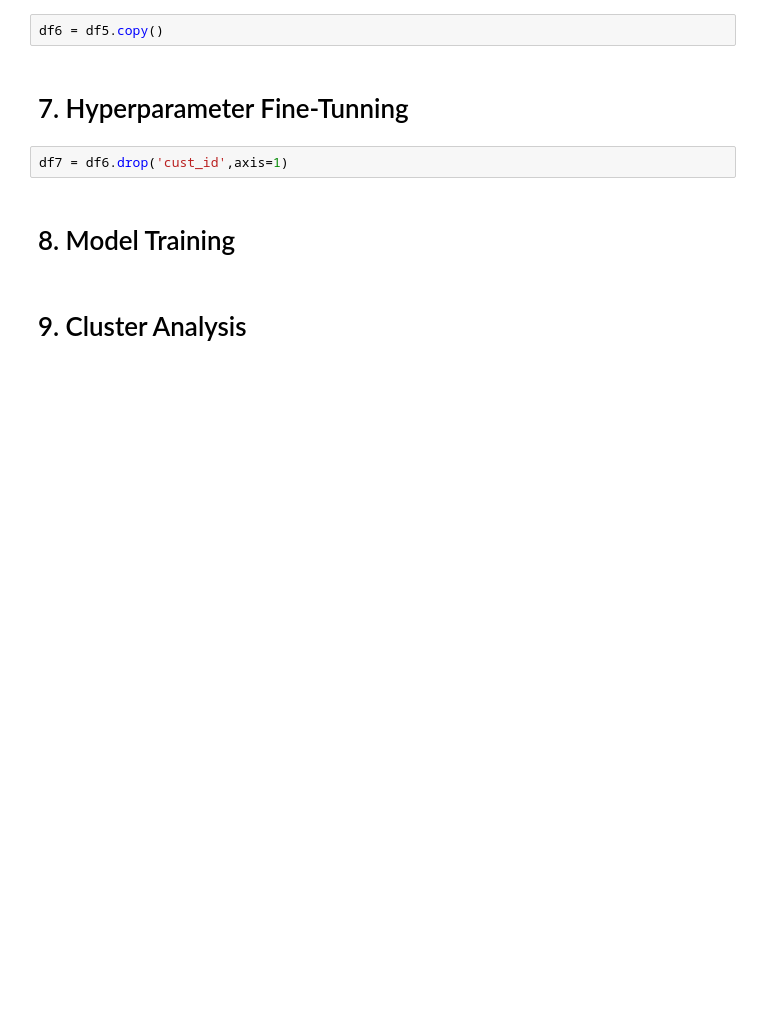
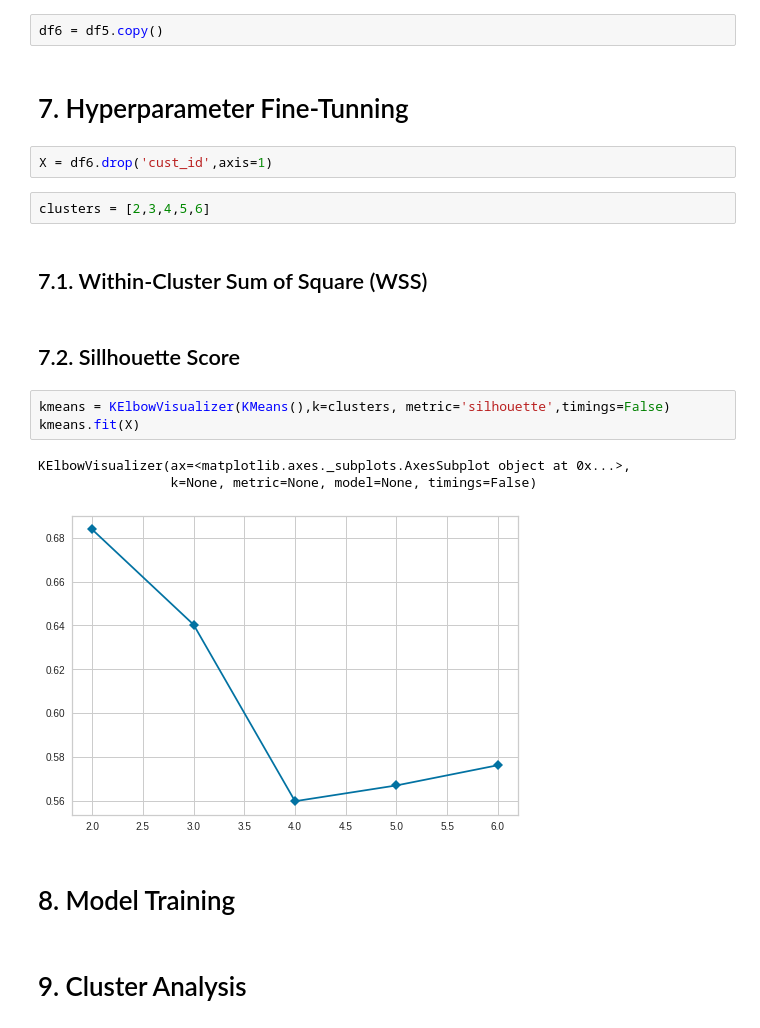
Before and after one commit to Matheus-Homem/international_bank_marketing, a Jupyter notebook: notebooks/c1_end_to_end_solution.ipynb, the cells around one changed output. Drawn from its saved outputs; the diff is of its cells as text; blank space fills up the shorter version.

```diff
--- a/notebooks/c1_end_to_end_solution.ipynb
+++ b/notebooks/c1_end_to_end_solution.ipynb
@@ -190,7 +189,20 @@ df6 = df5.copy()
 # %% [markdown]
 # 7. Hyperparameter Fine-Tunning
 # %%
-df7 = df6.drop('cust_id',axis=1)
+X = df6.drop('cust_id',axis=1)
+# %%
+clusters = [2,3,4,5,6]
+# %% [markdown]
+## 7.1. Within-Cluster Sum of Square (WSS)
+# %% [markdown]
+## 7.2. Sillhouette Score
+# %%
+kmeans = KElbowVisualizer(KMeans(),k=clusters, metric='silhouette',timings=False)
+kmeans.fit(X)
+# %% [output]
+KElbowVisualizer(ax=<matplotlib.axes._subplots.AxesSubplot object at 0x...>,
+                 k=None, metric=None, model=None, timings=False)
+[figure, added]
 # %% [markdown]
 # 8. Model Training
 # %% [markdown]
```
Also changed, not shown: parts of 4 cells of this notebook.
